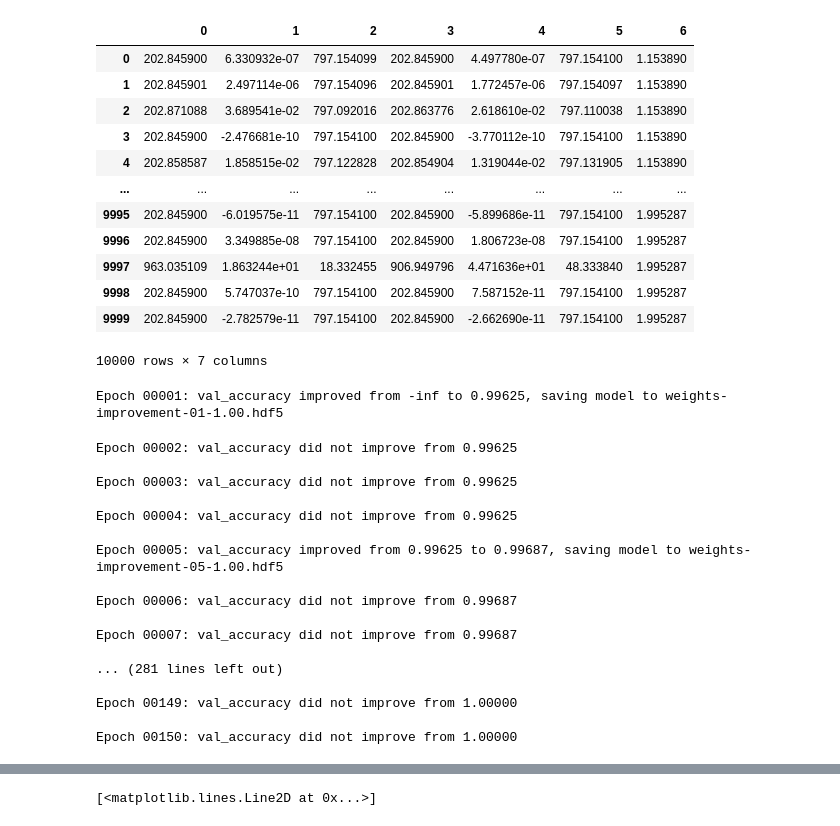
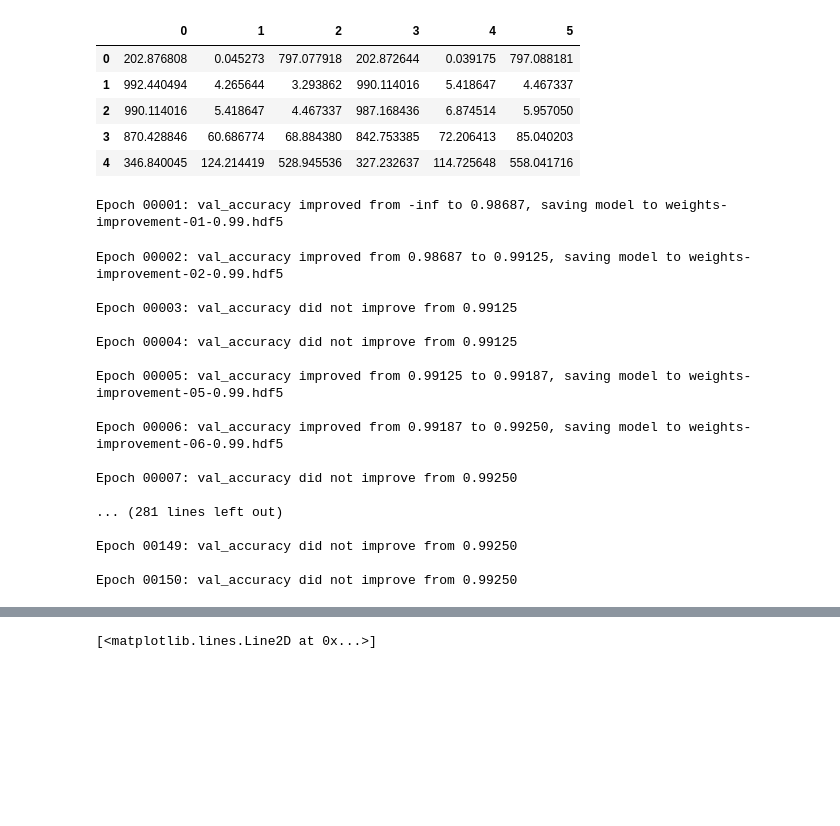
Before and after one commit to dharma610/Neural-network-model-for-compartmenral-model-SIR-and-SEIR-, a Jupyter notebook: project_including_beta.ipynb, the cells around one changed output, grey strips where cells are left out. Cells and saved outputs as stored; diff of their text form; code cells hidden in the pictures; blank space fills up the shorter version.

```diff
--- a/project_including_beta.ipynb
+++ b/project_including_beta.ipynb
@@ -80,14 +72,6 @@ for i in range(1000): #Plotted for 2 sets
   P.append(S)
   Q.append(I)
   M.append(R)
-# %%
-beta_list = []
-for i in range(1000):
-  for j in range(10):
-    beta_list.append(beta[i])
-
-
-Beta = pd.DataFrame(beta_list)
 # %%
 """ list to dataftrame """
 
@@ -149,21 +133,16 @@ df_4 = pd.DataFrame(susactual_list)
 df_5 = pd.DataFrame(infectedactual_list)
 df_6 = pd.DataFrame(recovactual_list)
 # %%
-data = pd.concat([df_1, df_2,df_3,df_4,df_5,df_6,Beta], axis=1)
+""" merging all dataframes into a single dataframe """
+
+data = pd.concat([df_1, df_2,df_3,df_4,df_5,df_6], axis=1)
 data.columns = range(data.shape[1])
-data
+data.head()
 # %% [output]
-|  | 0 | 1 | 2 | 3 | 4 | 5 | 6 |
-| 0 | 202.845900 | 6.330932e-07 | 797.154099 | 202.845900 | 4.497780e-07 | 797.154100 | 1.153890 |
-| 1 | 202.845901 | 2.497114e-06 | 797.154096 | 202.845901 | 1.772457e-06 | 797.154097 | 1.153890 |
-| 2 | 202.871088 | 3.689541e-02 | 797.092016 | 202.863776 | 2.618610e-02 | 797.110038 | 1.153890 |
-| 3 | 202.845900 | -2.476681e-10 | 797.154100 | 202.845900 | -3.770112e-10 | 797.154100 | 1.153890 |
-| 4 | 202.858587 | 1.858515e-02 | 797.122828 | 202.854904 | 1.319044e-02 | 797.131905 | 1.153890 |
-| ... | ... | ... | ... | ... | ... | ... | ... |
-| 9995 | 202.845900 | -6.019575e-11 | 797.154100 | 202.845900 | -5.899686e-11 | 797.154100 | 1.995287 |
-| 9996 | 202.845900 | 3.349885e-08 | 797.154100 | 202.845900 | 1.806723e-08 | 797.154100 | 1.995287 |
-| 9997 | 963.035109 | 1.863244e+01 | 18.332455 | 906.949796 | 4.471636e+01 | 48.333840 | 1.995287 |
-| 9998 | 202.845900 | 5.747037e-10 | 797.154100 | 202.845900 | 7.587152e-11 | 797.154100 | 1.995287 |
-| 9999 | 202.845900 | -2.782579e-11 | 797.154100 | 202.845900 | -2.662690e-11 | 797.154100 | 1.995287 |
+|  | 0 | 1 | 2 | 3 | 4 | 5 |
+| 0 | 202.876808 | 0.045273 | 797.077918 | 202.872644 | 0.039175 | 797.088181 |
+| 1 | 992.440494 | 4.265644 | 3.293862 | 990.114016 | 5.418647 | 4.467337 |
+| 2 | 990.114016 | 5.418647 | 4.467337 | 987.168436 | 6.874514 | 5.957050 |
+| 3 | 870.428846 | 60.686774 | 68.884380 | 842.753385 | 72.206413 | 85.040203 |
+| 4 | 346.840045 | 124.214419 | 528.945536 | 327.232637 | 114.725648 | 558.041716 |
-10000 rows × 7 columns
 # %%
@@ -180,7 +159,7 @@ from keras.callbacks import ModelCheckpoint
 # load the dataset
 # define the keras model
 model = Sequential()
-model.add(Dense(64, input_dim=4, activation='relu'))
+model.add(Dense(64, input_dim=3, activation='relu'))
 model.add(Dense(32, activation='relu'))
 model.add(Dense(32, activation='relu'))
 model.add(Dense(32, activation='relu'))
@@ -199,24 +178,24 @@ callbacks_list = [checkpoint]
 # fit the keras model on the dataset
 history = model.fit(X_train, y_train, validation_split=0.2, epochs=150, batch_size=10, callbacks=callbacks_list, verbose=0)
 # %% [output]
-Epoch 00001: val_accuracy improved from -inf to 0.99625, saving model to weights-improvement-01-1.00.hdf5
+Epoch 00001: val_accuracy improved from -inf to 0.98687, saving model to weights-improvement-01-0.99.hdf5
-Epoch 00002: val_accuracy did not improve from 0.99625
+Epoch 00002: val_accuracy improved from 0.98687 to 0.99125, saving model to weights-improvement-02-0.99.hdf5
 
-Epoch 00003: val_accuracy did not improve from 0.99625
+Epoch 00003: val_accuracy did not improve from 0.99125
 
-Epoch 00004: val_accuracy did not improve from 0.99625
+Epoch 00004: val_accuracy did not improve from 0.99125
 
-Epoch 00005: val_accuracy improved from 0.99625 to 0.99687, saving model to weights-improvement-05-1.00.hdf5
+Epoch 00005: val_accuracy improved from 0.99125 to 0.99187, saving model to weights-improvement-05-0.99.hdf5
 
-Epoch 00006: val_accuracy did not improve from 0.99687
+Epoch 00006: val_accuracy improved from 0.99187 to 0.99250, saving model to weights-improvement-06-0.99.hdf5
 
-Epoch 00007: val_accuracy did not improve from 0.99687
+Epoch 00007: val_accuracy did not improve from 0.99250
 
 ... (281 lines left out)
 
-Epoch 00149: val_accuracy did not improve from 1.00000
+Epoch 00149: val_accuracy did not improve from 0.99250
 
-Epoch 00150: val_accuracy did not improve from 1.00000
+Epoch 00150: val_accuracy did not improve from 0.99250
 # %%
 predicted_y = model.predict(X_test)
 # %%
```
Also changed, not shown: parts of 8 cells of this notebook.
